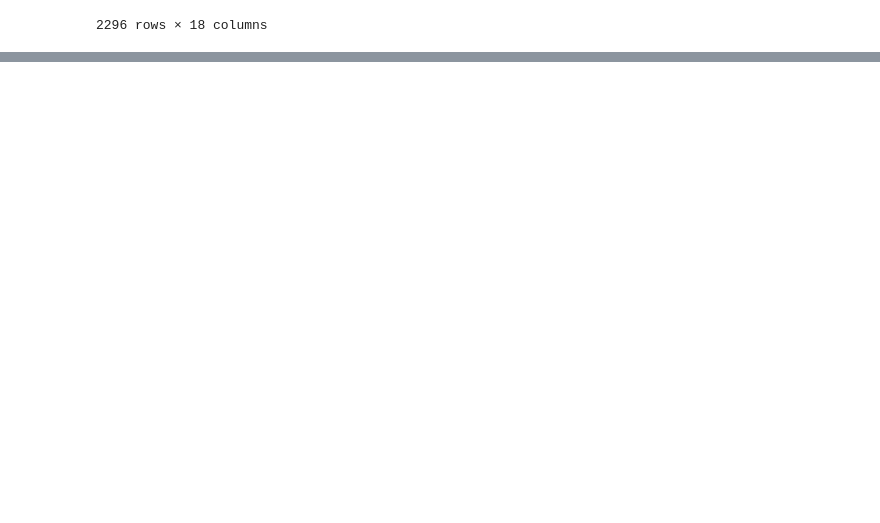
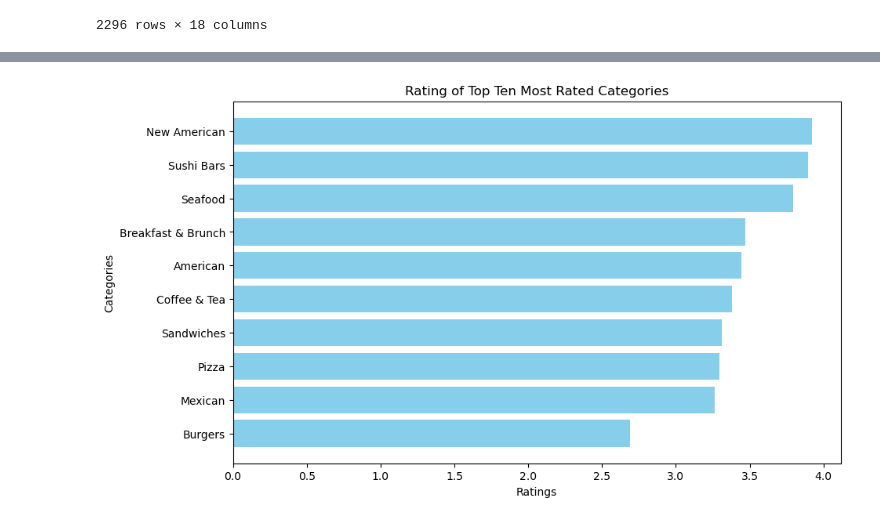
Before and after one commit to AlanPhan1999/207Final, a Jupyter notebook: Final.ipynb, the cells around one changed output, grey strips where cells are left out. Drawn from its saved outputs; the diff is of its cells as text; code cells hidden in the pictures; blank space fills up the shorter version.

```diff
--- a/Final.ipynb
+++ b/Final.ipynb
@@ -240,0 +253,28 @@ plt.show()
+# %%
+agg = {
+    'rating': lambda x : x.mean(),
+    'review_count' : lambda x : x.sum()
+
+}
+df = cat_split.groupby('categories').agg(agg).sort_values('review_count',ascending = False).head(10)
+
+avg_num_reviews = int(df['review_count'].mean())
+avg_review = round(df['rating'].mean(),2)
+
+df = df.assign(avg_review_numbers = 50)
+df = df.assign(avg_review = avg_review)
+
+df['weighted_average'] = df.apply(lambda row: round((row['avg_review']*row['avg_review_numbers'] + row['rating']*row['review_count'])/(row['avg_review_numbers']+row['review_count']),2),axis=1)
+
+top_10_cat = df.sort_values('rating', ascending=False).head(10).reset_index()
+
+plt.figure(figsize=(10, 6))
+plt.barh(top_10_cat['categories'].apply(lambda x: ''.join(x)), top_10_cat['rating'], color='skyblue')
+plt.xlabel('Ratings')
+plt.ylabel('Categories')
+plt.title('Rating of Top Ten Most Rated Categories')
+plt.gca().invert_yaxis()  # Invert y-axis for better readability
+plt.savefig('Images/top_10_most_rated_Category_graph.jpg',bbox_inches='tight')
+plt.show()
+# %% [output]
+[figure, added]
```
Also changed, not shown: parts of 23 cells of this notebook, 10 other files.
